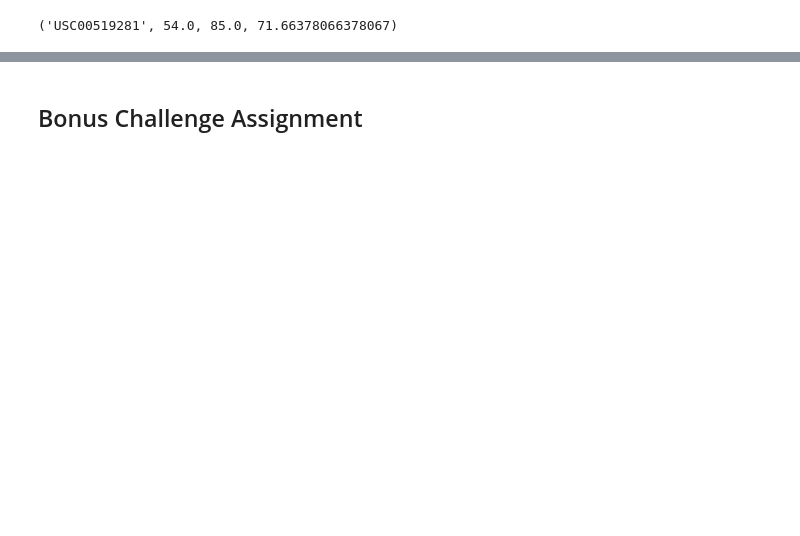
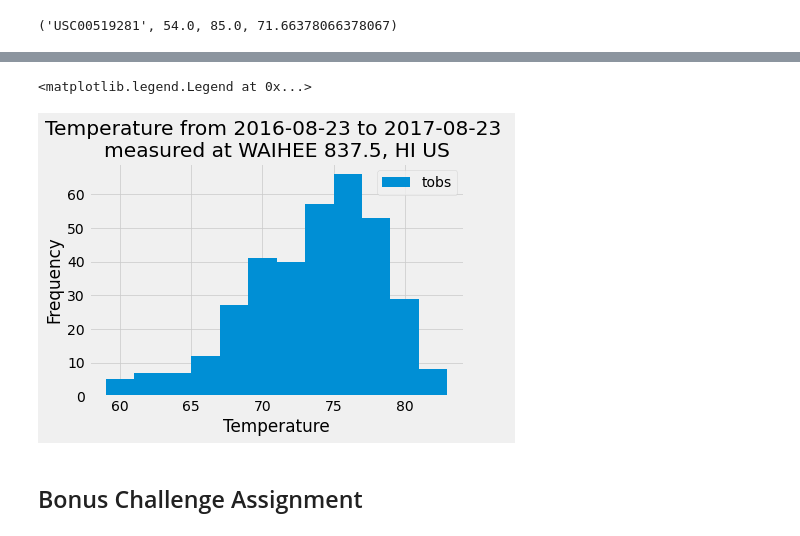
Before and after one commit to fasahathsyeda/sqlalchemy-challenge, a Jupyter notebook: climate_starter.ipynb, the cells around one changed output, grey strips where cells are left out. Saved outputs shown, nothing was run; the diff lists cells and outputs as text; code cells hidden in the pictures; blank space fills up the shorter version.

```diff
--- a/climate_starter.ipynb
+++ b/climate_starter.ipynb
@@ -135,11 +148,14 @@ station_name
 # %%
 # plotting ths histogram
-plt.hist(temps, bins=12,rwidth=1.0,label='tobs')
+plt.hist(temps, bins=12, rwidth=1.0,label='tobs')
 plt.grid(axis='both', alpha=0.75)
 plt.ylabel('Frequency')
 plt.xlabel('Temperature')
-plt.title(f"Temperature from {precipST} to {lateststr[0]} \nmeasured at {stationname}")
+plt.title(f"Temperature from {yearb4_lastdate_ts} to {lastdate[0]} \nmeasured at {station_name}")
 plt.legend()
+# %% [output]
+<matplotlib.legend.Legend at 0x...>
+[figure, added]
 # %% [markdown]
 ## Bonus Challenge Assignment
 # %%
```
Also changed, not shown: parts of 6 cells of this notebook, 1 other file.
